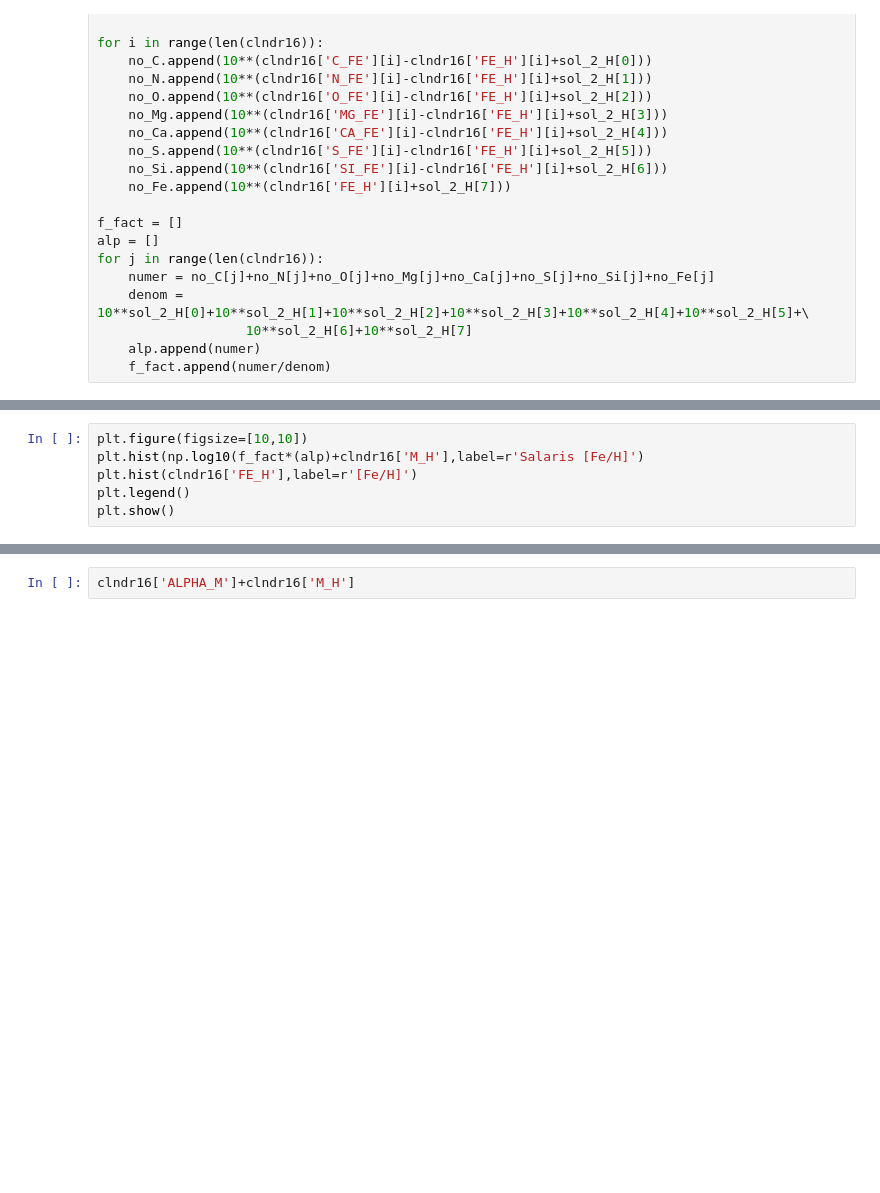
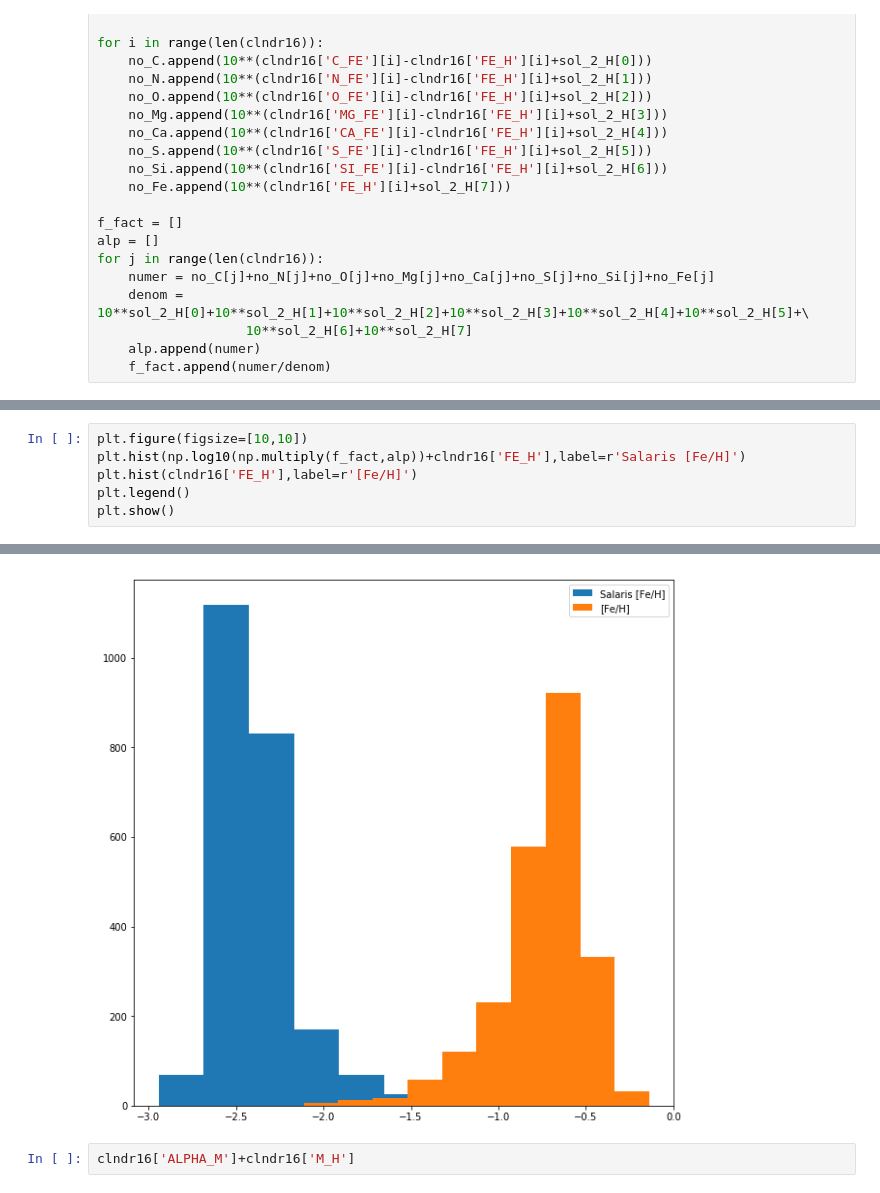
Before and after one commit to JoshuaPovick/Magellanic_Ages, a Jupyter notebook: Salaris.ipynb, the cells around one changed output, grey strips where cells are left out. Cells and saved outputs as stored; diff of their text form; blank space fills up the shorter version.

```diff
--- a/Salaris.ipynb
+++ b/Salaris.ipynb
@@ -265,6 +265,6 @@ plt.show()
 # %%
 plt.figure(figsize=[10,10])
-plt.hist(np.log10(f_fact*(alp)+clndr16['M_H'],label=r'Salaris [Fe/H]')
+plt.hist(np.log10(np.multiply(f_fact,alp))+clndr16['FE_H'],label=r'Salaris [Fe/H]')
 plt.hist(clndr16['FE_H'],label=r'[Fe/H]')
 plt.legend()
 plt.show()
@@ -273,3 +272,4 @@ SyntaxError: invalid syntax (<ipython-input-83-13de09f88b4e>, line 3)
+[figure, added]
 # %%
 clndr16['ALPHA_M']+clndr16['M_H']
 # %% [output]
```
Also changed, not shown: parts of 2 cells of this notebook.
